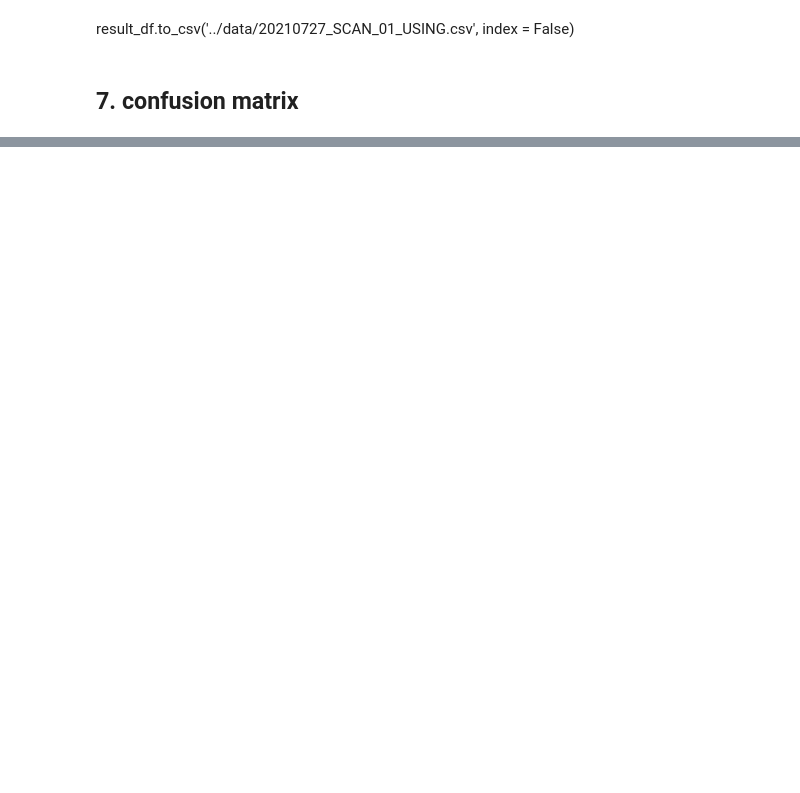
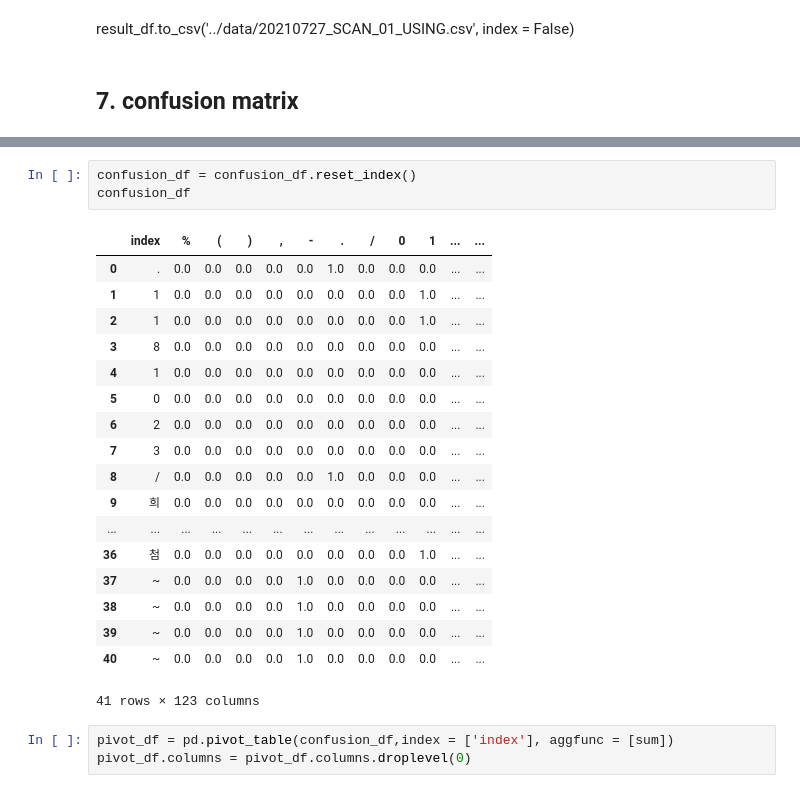
Before and after one commit to surim-wang/kidney, a Jupyter notebook: source/20210725_labelme_json2dataset_ver1.0.ipynb, the cells around one changed output, grey strips where cells are left out. Cells and saved outputs as stored; diff of their text form; blank space fills up the shorter version.

```diff
--- a/source/20210725_labelme_json2dataset_ver1.0.ipynb
+++ b/source/20210725_labelme_json2dataset_ver1.0.ipynb
@@ -517,0 +556,25 @@ result_df.to_csv('../data/20210727_SCAN_01_USING.csv', index = False)
+# %%
+confusion_df = confusion_df.reset_index()
+confusion_df
+# %% [output]
+|  | index | % | ( | ) | , | - | . | / | 0 | 1 | ... | ... |
+| 0 | . | 0.0 | 0.0 | 0.0 | 0.0 | 0.0 | 1.0 | 0.0 | 0.0 | 0.0 | ... | ... |
+| 1 | 1 | 0.0 | 0.0 | 0.0 | 0.0 | 0.0 | 0.0 | 0.0 | 0.0 | 1.0 | ... | ... |
+| 2 | 1 | 0.0 | 0.0 | 0.0 | 0.0 | 0.0 | 0.0 | 0.0 | 0.0 | 1.0 | ... | ... |
+| 3 | 8 | 0.0 | 0.0 | 0.0 | 0.0 | 0.0 | 0.0 | 0.0 | 0.0 | 0.0 | ... | ... |
+| 4 | 1 | 0.0 | 0.0 | 0.0 | 0.0 | 0.0 | 0.0 | 0.0 | 0.0 | 0.0 | ... | ... |
+| 5 | 0 | 0.0 | 0.0 | 0.0 | 0.0 | 0.0 | 0.0 | 0.0 | 0.0 | 0.0 | ... | ... |
+| 6 | 2 | 0.0 | 0.0 | 0.0 | 0.0 | 0.0 | 0.0 | 0.0 | 0.0 | 0.0 | ... | ... |
+| 7 | 3 | 0.0 | 0.0 | 0.0 | 0.0 | 0.0 | 0.0 | 0.0 | 0.0 | 0.0 | ... | ... |
+| 8 | / | 0.0 | 0.0 | 0.0 | 0.0 | 0.0 | 1.0 | 0.0 | 0.0 | 0.0 | ... | ... |
+| 9 | 희 | 0.0 | 0.0 | 0.0 | 0.0 | 0.0 | 0.0 | 0.0 | 0.0 | 0.0 | ... | ... |
+| ... | ... | ... | ... | ... | ... | ... | ... | ... | ... | ... | ... | ... |
+| 36 | 첨 | 0.0 | 0.0 | 0.0 | 0.0 | 0.0 | 0.0 | 0.0 | 0.0 | 1.0 | ... | ... |
+| 37 | ~ | 0.0 | 0.0 | 0.0 | 0.0 | 1.0 | 0.0 | 0.0 | 0.0 | 0.0 | ... | ... |
+| 38 | ~ | 0.0 | 0.0 | 0.0 | 0.0 | 1.0 | 0.0 | 0.0 | 0.0 | 0.0 | ... | ... |
+| 39 | ~ | 0.0 | 0.0 | 0.0 | 0.0 | 1.0 | 0.0 | 0.0 | 0.0 | 0.0 | ... | ... |
+| 40 | ~ | 0.0 | 0.0 | 0.0 | 0.0 | 1.0 | 0.0 | 0.0 | 0.0 | 0.0 | ... | ... |
+41 rows × 123 columns
+# %%
+pivot_df = pd.pivot_table(confusion_df,index = ['index'], aggfunc = [sum])
+pivot_df.columns = pivot_df.columns.droplevel(0)
```
Also changed, not shown: parts of 40 cells of this notebook, 2 other files.
